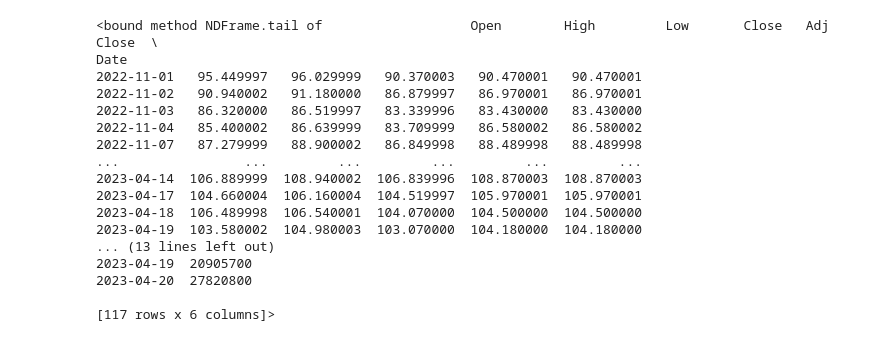
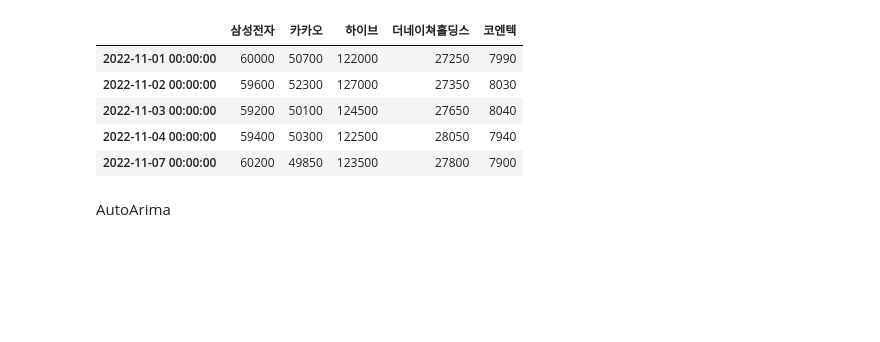
Before and after one commit to umkiyoung/Time_series_analysis, a Jupyter notebook: Stock_Price_Prediction.ipynb, the cells around one changed output. Drawn from its saved outputs; the diff is of its cells as text; code cells hidden in the pictures; blank space fills up the shorter version.

```diff
--- a/Stock_Price_Prediction.ipynb
+++ b/Stock_Price_Prediction.ipynb
@@ -25,22 +25,0 @@ import FinanceDataReader as fdr
-# %%
-# 삼성전자(005930), 카카오 (035720), 하이브(352820), 더네이쳐홀딩스(298540), 코엔텍(029960)
-stock = fdr.DataReader('005930', '2022-11-01', '2023-04-21')
-stock.tail
-# %% [output]
-<bound method NDFrame.tail of                   Open        High         Low       Close   Adj Close  \
-Date
-2022-11-01   95.449997   96.029999   90.370003   90.470001   90.470001
-2022-11-02   90.940002   91.180000   86.879997   86.970001   86.970001
-2022-11-03   86.320000   86.519997   83.339996   83.430000   83.430000
-2022-11-04   85.400002   86.639999   83.709999   86.580002   86.580002
-2022-11-07   87.279999   88.900002   86.849998   88.489998   88.489998
-...                ...         ...         ...         ...         ...
-2023-04-14  106.889999  108.940002  106.839996  108.870003  108.870003
-2023-04-17  104.660004  106.160004  104.519997  105.970001  105.970001
-2023-04-18  106.489998  106.540001  104.070000  104.500000  104.500000
-2023-04-19  103.580002  104.980003  103.070000  104.180000  104.180000
-... (13 lines left out)
-2023-04-19  20905700
-2023-04-20  27820800
-
-[117 rows x 6 columns]>
@@ -46,0 +31,29 @@ Date
+# %%
+# 삼성전자(005930), 카카오 (035720), 하이브(352820), 더네이쳐홀딩스(298540), 코엔텍(029960)
+START_DATE = '2022-11-01'
+END_DATE = '2023-04-21'
+TICKER_LIST = ['005930', '035720', '352820', '298540', '029960']
+COLUMNS_NAME = ['삼성전자', '카카오', '하이브', '더네이쳐홀딩스', '코엔텍']
+PREIDCTION_DATE = [20230424,20230425,20230426,20230427,20230428]
+
+def train_dataset_loading(ticker_list, columns_name, start_date, end_date):
+    dt = pd.DataFrame()
+    for i in ticker_list:
+        stock = fdr.DataReader(i, start_date, end_date)
+        stock_close = stock['Close']
+        dt = pd.concat([dt, stock_close], axis=1)
+    dt.columns = columns_name
+    return dt
+
+
+train_dataset = train_dataset_loading(TICKER_LIST,COLUMNS_NAME, START_DATE, END_DATE)
+train_dataset.head()
+# %% [output]
+|  | 삼성전자 | 카카오 | 하이브 | 더네이쳐홀딩스 | 코엔텍 |
+| 2022-11-01 00:00:00 | 60000 | 50700 | 122000 | 27250 | 7990 |
+| 2022-11-02 00:00:00 | 59600 | 52300 | 127000 | 27350 | 8030 |
+| 2022-11-03 00:00:00 | 59200 | 50100 | 124500 | 27650 | 8040 |
+| 2022-11-04 00:00:00 | 59400 | 50300 | 122500 | 28050 | 7940 |
+| 2022-11-07 00:00:00 | 60200 | 49850 | 123500 | 27800 | 7900 |
+# %% [markdown]
+AutoArima
```
Also changed, not shown: parts of 12 cells of this notebook.
